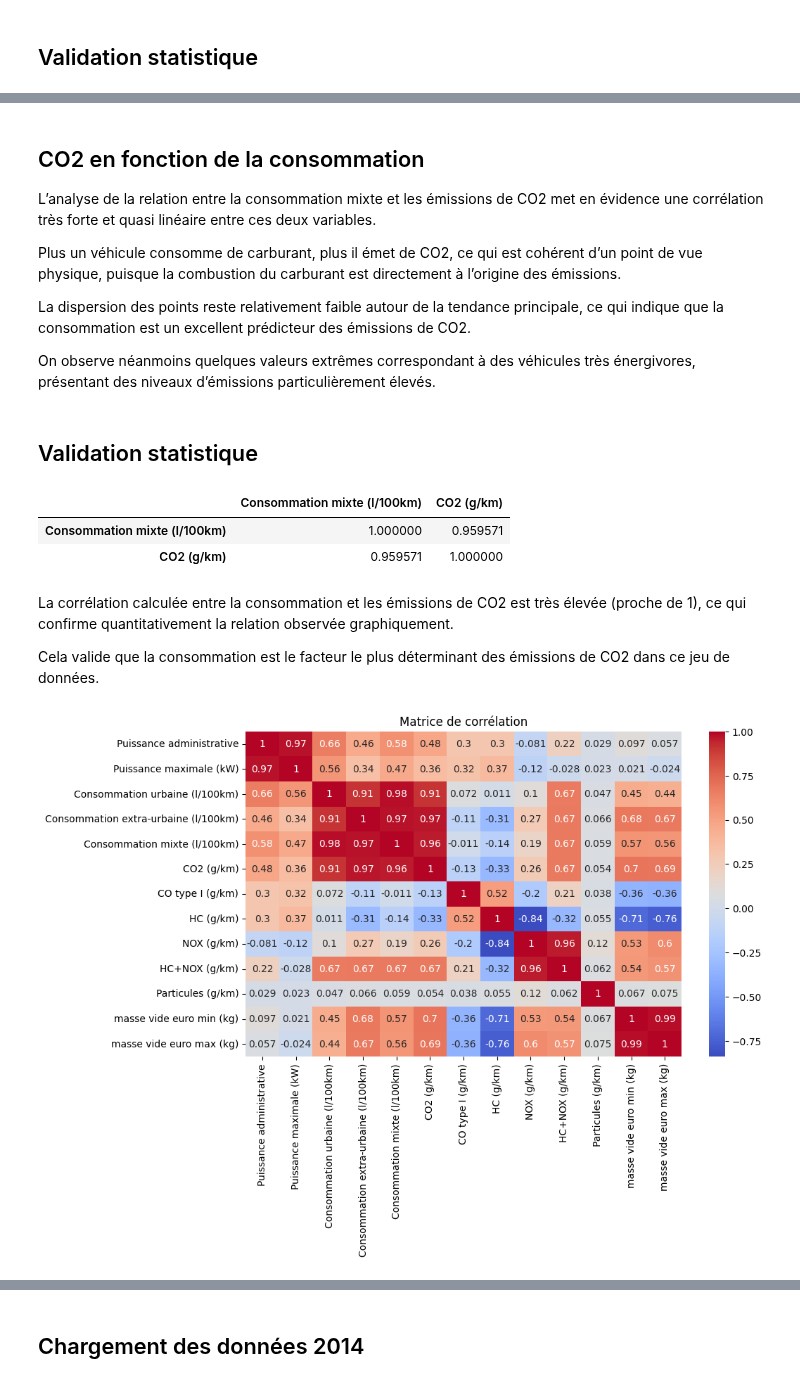
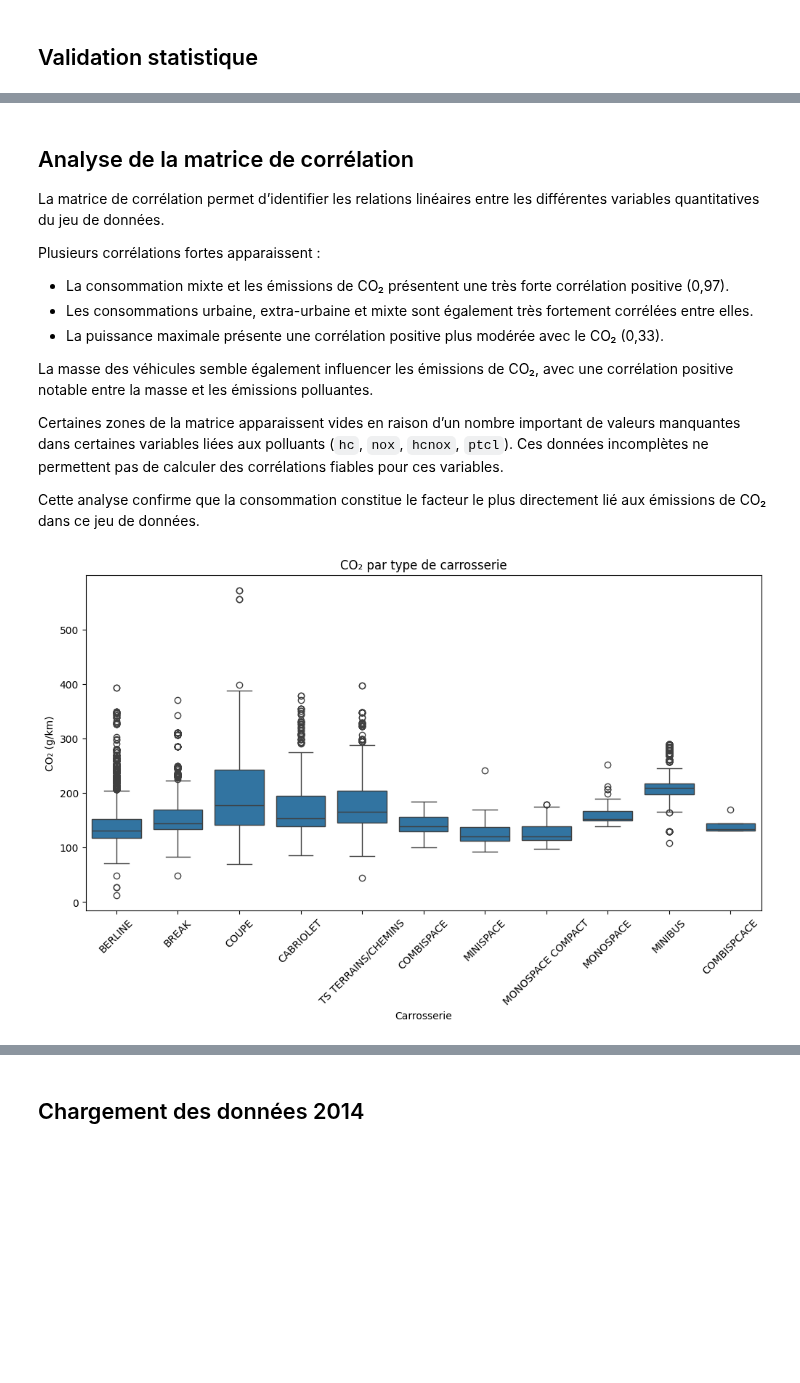
Before and after one commit to LarissaVarnakova/Projet_CO2, a Jupyter notebook: notebooks/eda_aziz.ipynb, the cells around one changed output, grey strips where cells are left out. Saved outputs shown, nothing was run; the diff lists cells and outputs as text; code cells hidden in the pictures; blank space fills up the shorter version.

```diff
--- a/notebooks/eda_aziz.ipynb
+++ b/notebooks/eda_aziz.ipynb
@@ -313,30 +358,35 @@ plt.show()
 # %% [markdown]
-## CO2 en fonction de la consommation
+## Analyse de la matrice de corrélation
 
-L’analyse de la relation entre la consommation mixte et les émissions de CO2 met en évidence une corrélation très forte et quasi linéaire entre ces deux variables.
+La matrice de corrélation permet d’identifier les relations linéaires entre les différentes variables quantitatives du jeu de données.
 
-Plus un véhicule consomme de carburant, plus il émet de CO2, ce qui est cohérent d’un point de vue physique, puisque la combustion du carburant est directement à l’origine des émissions.
+Plusieurs corrélations fortes apparaissent :
 
-La dispersion des points reste relativement faible autour de la tendance principale, ce qui indique que la consommation est un excellent prédicteur des émissions de CO2.
+- La consommation mixte et les émissions de CO₂ présentent une très forte corrélation positive (0,97).
+- Les consommations urbaine, extra-urbaine et mixte sont également très fortement corrélées entre elles.
+- La puissance maximale présente une corrélation positive plus modérée avec le CO₂ (0,33).
 
-On observe néanmoins quelques valeurs extrêmes correspondant à des véhicules très énergivores, présentant des niveaux d’émissions particulièrement élevés.
+La masse des véhicules semble également influencer les émissions de CO₂, avec une corrélation positive notable entre la masse et les émissions polluantes.
+
+Certaines zones de la matrice apparaissent vides en raison d’un nombre important de valeurs manquantes dans certaines variables liées aux polluants (`hc`, `nox`, `hcnox`, `ptcl`). Ces données incomplètes ne permettent pas de calculer des corrélations fiables pour ces variables.
+
+Cette analyse confirme que la consommation constitue le facteur le plus directement lié aux émissions de CO₂ dans ce jeu de données.
-# %% [markdown]
-## Validation statistique
-# %%
-df_2013[["Consommation mixte (l/100km)", "CO2 (g/km)"]].corr()
-# %% [output]
-|  | Consommation mixte (l/100km) | CO2 (g/km) |
-| Consommation mixte (l/100km) | 1.000000 | 0.959571 |
-| CO2 (g/km) | 0.959571 | 1.000000 |
-# %% [markdown]
-La corrélation calculée entre la consommation et les émissions de CO2 est très élevée (proche de 1), ce qui confirme quantitativement la relation observée graphiquement.
-
-Cela valide que la consommation est le facteur le plus déterminant des émissions de CO2 dans ce jeu de données.
 # %%
-plt.figure(figsize=(10,6))
-sns.heatmap(df_2013.corr(numeric_only=True), annot=True, cmap="coolwarm")
-plt.title("Matrice de corrélation")
+plt.figure(figsize=(12,6))
+
+sns.boxplot(
+    x='Carrosserie',
+    y='co2',
+    data=df_2014
+)
+
+plt.xticks(rotation=45)
+
+plt.title("CO₂ par type de carrosserie")
+plt.xlabel("Carrosserie")
+plt.ylabel("CO₂ (g/km)")
+
 plt.show()
 # %% [output]
-[figure, old version]
+[figure, new version]
 # %% [markdown]
```
Also changed, not shown: parts of 15 cells of this notebook.
